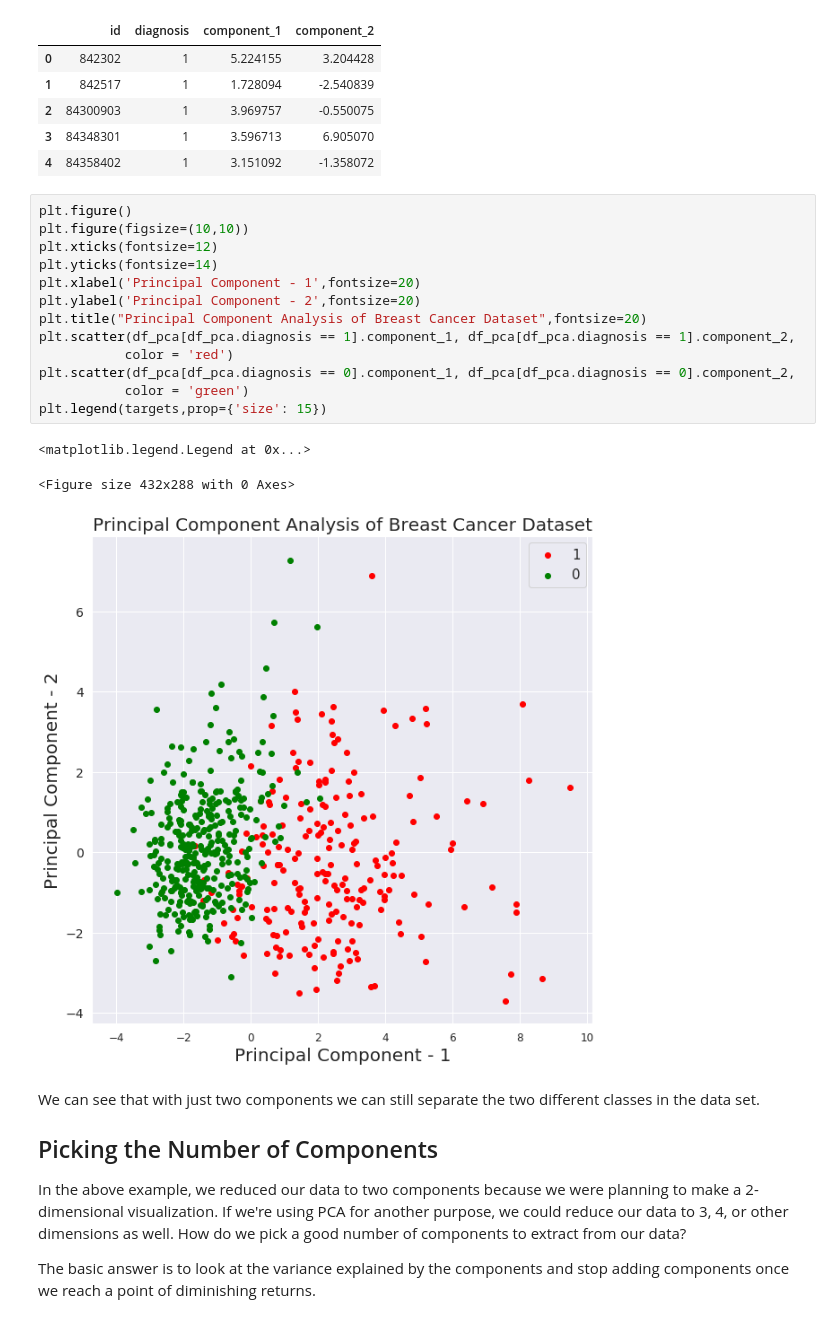
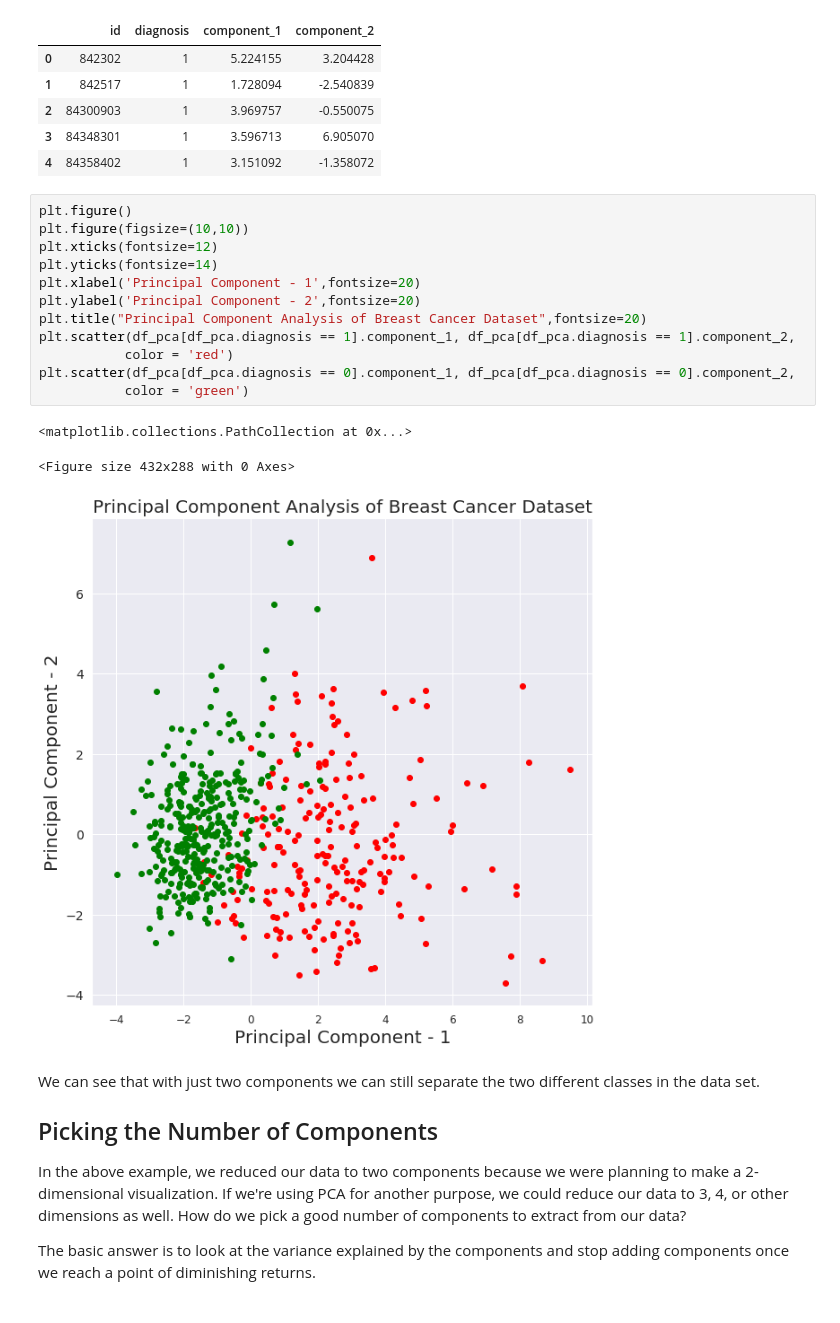
Before and after one commit to CUNYTechPrep/2020-spring-datascience, a Jupyter notebook: Week5_4.16/Unsupervised_Methods.ipynb, the cells around one changed output. Drawn from its saved outputs; the diff is of its cells as text.

```diff
--- a/Week5_4.16/Unsupervised_Methods.ipynb
+++ b/Week5_4.16/Unsupervised_Methods.ipynb
@@ -154,20 +169,19 @@ df_pca.head()
 # %%
 plt.figure()
 plt.figure(figsize=(10,10))
 plt.xticks(fontsize=12)
 plt.yticks(fontsize=14)
 plt.xlabel('Principal Component - 1',fontsize=20)
 plt.ylabel('Principal Component - 2',fontsize=20)
 plt.title("Principal Component Analysis of Breast Cancer Dataset",fontsize=20)
 plt.scatter(df_pca[df_pca.diagnosis == 1].component_1, df_pca[df_pca.diagnosis == 1].component_2,
            color = 'red')
 plt.scatter(df_pca[df_pca.diagnosis == 0].component_1, df_pca[df_pca.diagnosis == 0].component_2,
            color = 'green')
-plt.legend(targets,prop={'size': 15})
 # %% [output]
-<matplotlib.legend.Legend at 0x...>
+<matplotlib.collections.PathCollection at 0x...>
 <Figure size 432x288 with 0 Axes>
-[figure, old version]
+[figure, new version]
 # %% [markdown]
 We can see that with just two components we can still separate the two different classes in the data set.
 
```
Also changed, not shown: parts of 36 cells of this notebook.
